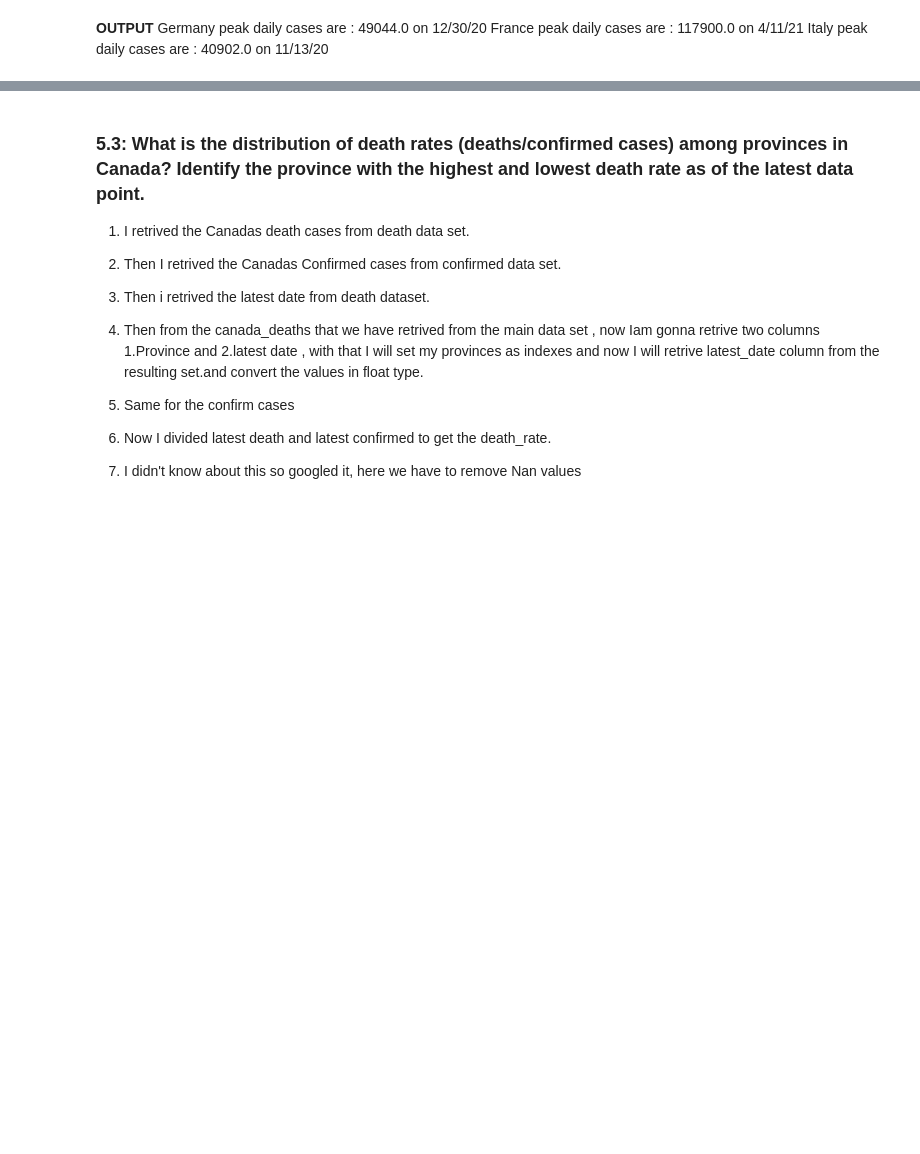
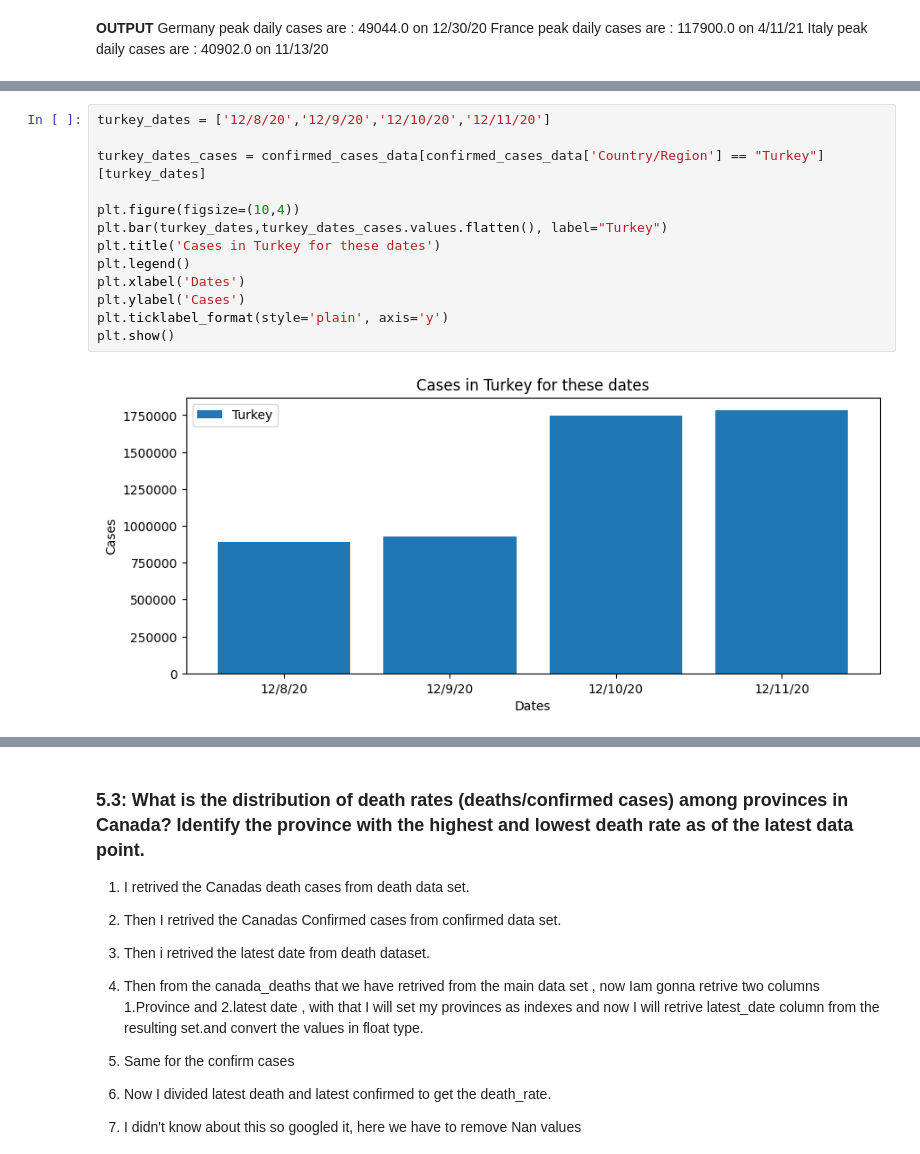
Before and after one commit to MANDEEP-shrma/Covid19_Case_Study, a Jupyter notebook: case_study.ipynb, the cells around one changed output, grey strips where cells are left out. Cells and saved outputs as stored; diff of their text form; blank space fills up the shorter version.

```diff
--- a/case_study.ipynb
+++ b/case_study.ipynb
@@ -1043,0 +1069,15 @@ print(max_cases_from_turkey_date)
+# %%
+turkey_dates = ['12/8/20','12/9/20','12/10/20','12/11/20']
+
+turkey_dates_cases = confirmed_cases_data[confirmed_cases_data['Country/Region'] == "Turkey"][turkey_dates]
+
+plt.figure(figsize=(10,4))
+plt.bar(turkey_dates,turkey_dates_cases.values.flatten(), label="Turkey")
+plt.title('Cases in Turkey for these dates')
+plt.legend()
+plt.xlabel('Dates')
+plt.ylabel('Cases')
+plt.ticklabel_format(style='plain', axis='y')
+plt.show()
+# %% [output]
+[figure, added]
```
Also changed, not shown: parts of 32 cells of this notebook, 1 other file.
